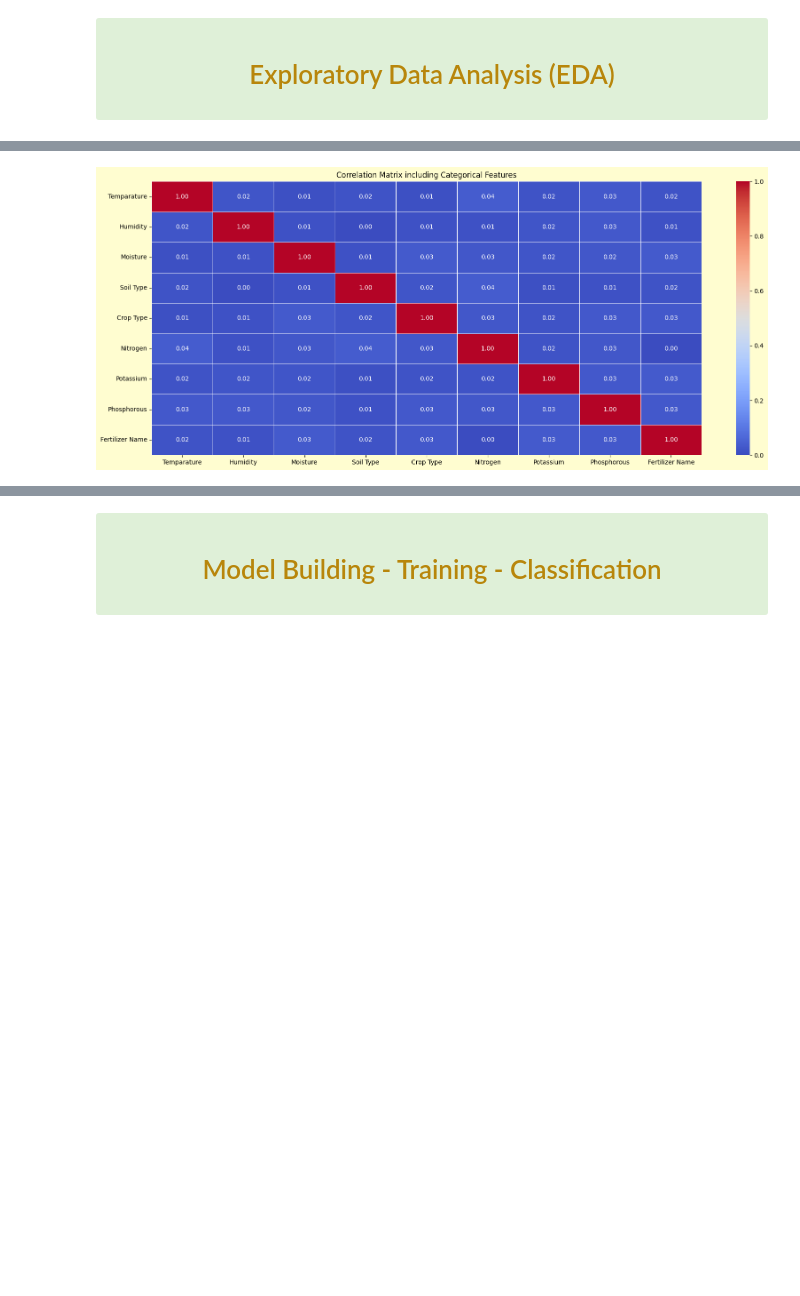
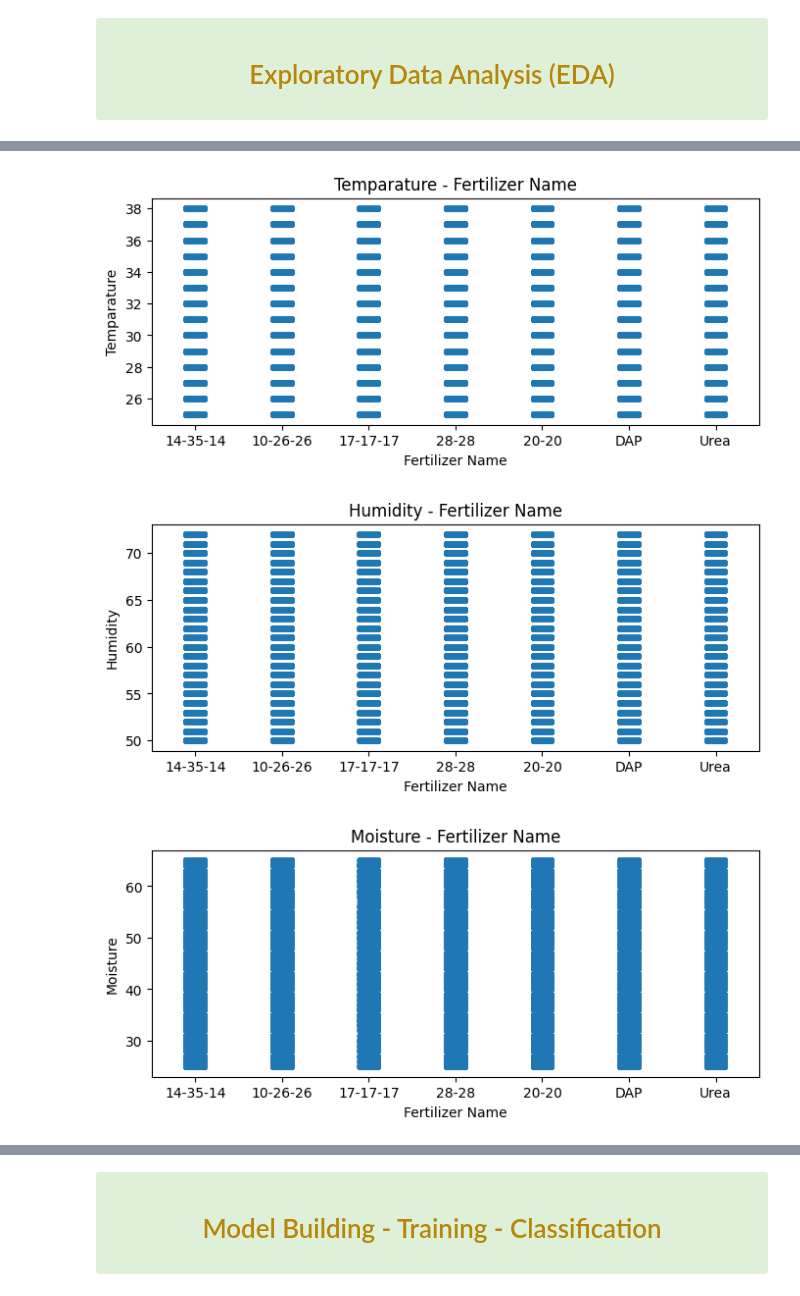
Before and after one commit to Muhammed-Mustafa-Dastan/Kaggle_Competition, a Jupyter notebook: Predicting Optimal Fertilizers/XGBoost_model_pro_02/main_v4.ipynb, the cells around one changed output, grey strips where cells are left out. Cells and saved outputs as stored; diff of their text form; code cells hidden in the pictures; blank space fills up the shorter version.

```diff
--- a/Predicting Optimal Fertilizers/XGBoost_model_pro_02/main_v4.ipynb
+++ b/Predicting Optimal Fertilizers/XGBoost_model_pro_02/main_v4.ipynb
@@ -162,6 +194,6 @@ print(df_train['Fertilizer'].value_counts(normalize=True))
 # %%
 # 4. Sayısal özelliklerin dağılımları (histogram + KDE + boxplot)
-num_cols = ['Temperature', 'Humidity', 'Moisture', 'Nitrogen', 'Phosphorus', 'Potassium']
+num_cols = ['Temparature', 'Humidity', 'Moisture', 'Nitrogen', 'Phosphorous', 'Potassium']
 for col in num_cols:
     fig, axes = plt.subplots(1, 2, figsize=(10, 3))
     sns.histplot(df_train[col], kde=True, ax=axes[0])
@@ -208,9 +260,11 @@ plt.show()
 # %%
 # 7. Özellikler ve hedef arasındaki ilişkiler (strip plot)
 for col in num_cols:
     plt.figure(figsize=(8, 3))
-    sns.stripplot(x='Fertilizer', y=col, data=df_train, order=df_train['Fertilizer'].value_counts().index, alpha=0.5)
-    plt.title(f'{col} - Fertilizer')
+    sns.stripplot(x='Fertilizer Name', y=col, data=df_train, order=df_train['Fertilizer Name'].value_counts().index, alpha=0.5)
+    plt.title(f'{col} - Fertilizer Name')
     plt.show()
 # %% [output]
-[figure, old version]
+[figure, new version]
+[figure, added]
+[figure, added]
```
Also changed, not shown: parts of 16 cells of this notebook, 1 other file.
